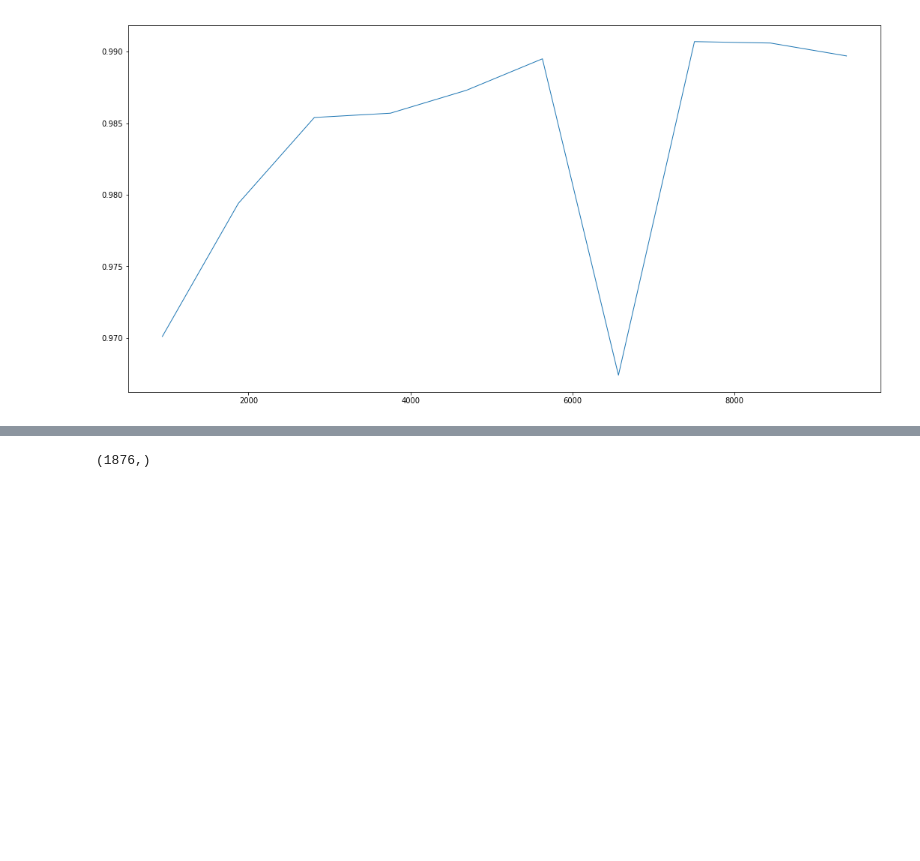
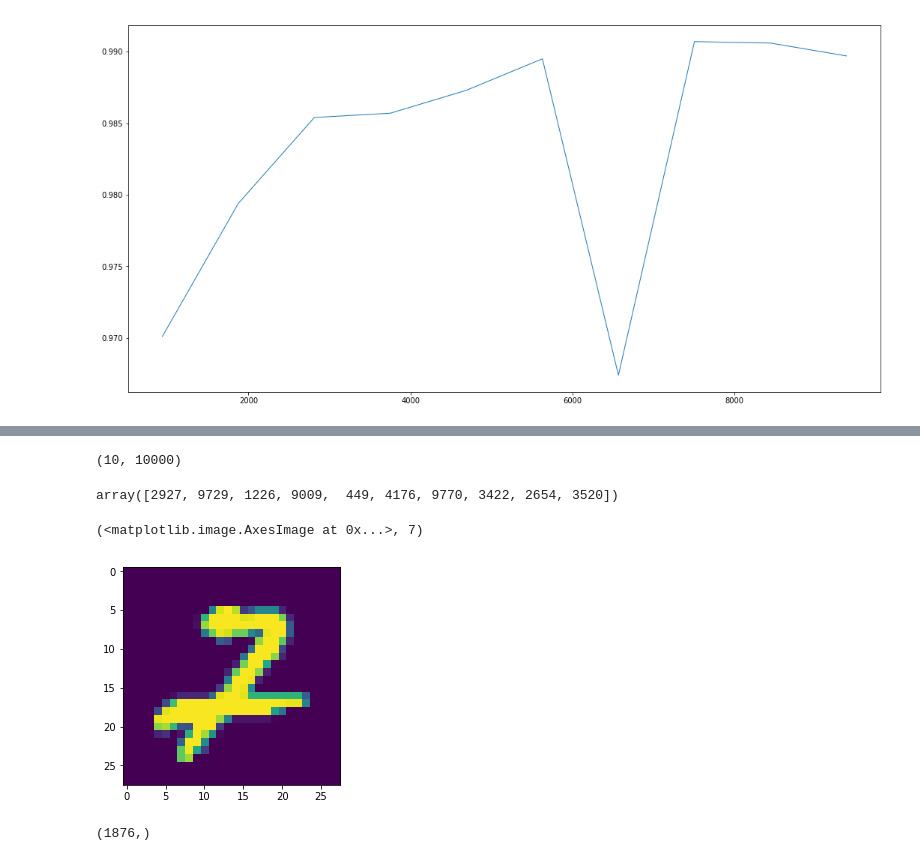
Before and after one commit to labmlai/labml, a Jupyter notebook: analytics/analytics.ipynb, the cells around one changed output, grey strips where cells are left out. Cells and saved outputs as stored; diff of their text form; code cells hidden in the pictures; blank space fills up the shorter version.

```diff
--- a/analytics/analytics.ipynb
+++ b/analytics/analytics.ipynb
@@ -477,0 +486,4 @@ cur = conn.execute(f'SELECT * from scalars WHERE indicator = "{a.sqlite.get_key(
+# %%
+table.shape
+# %% [output]
+(10, 10000)
@@ -478,3 +492,25 @@ cur = conn.execute(f'SELECT * from scalars WHERE indicator = "{a.sqlite.get_key(
+# %%
+np.argsort(losses)[-10:]
+# %% [output]
+array([2927, 9729, 1226, 9009,  449, 4176, 9770, 3422, 2654, 3520])
+# %%
+from torchvision import datasets, transforms
+from lab.experiment.pytorch import Experiment
+from lab import logger
+
+exp = Experiment(name="test")
+ds = datasets.MNIST(str(logger.get_data_path()),
+                       train=False,
+                       download=True,
+                       transform=transforms.Compose([
+                           transforms.ToTensor(),
+                           transforms.Normalize((0.1307,), (0.3081,))
+                       ]))
+# %%
+plt.imshow(ds[9009][0].squeeze()), ds[9009][1]
+# %% [output]
+(<matplotlib.image.AxesImage at 0x...>, 7)
+[figure, added]
 # %%
 cur = conn.execute('SELECT MAX(step) FROM scalars')
 # %%
```
Also changed, not shown: parts of 10 cells of this notebook, 5 other files.
